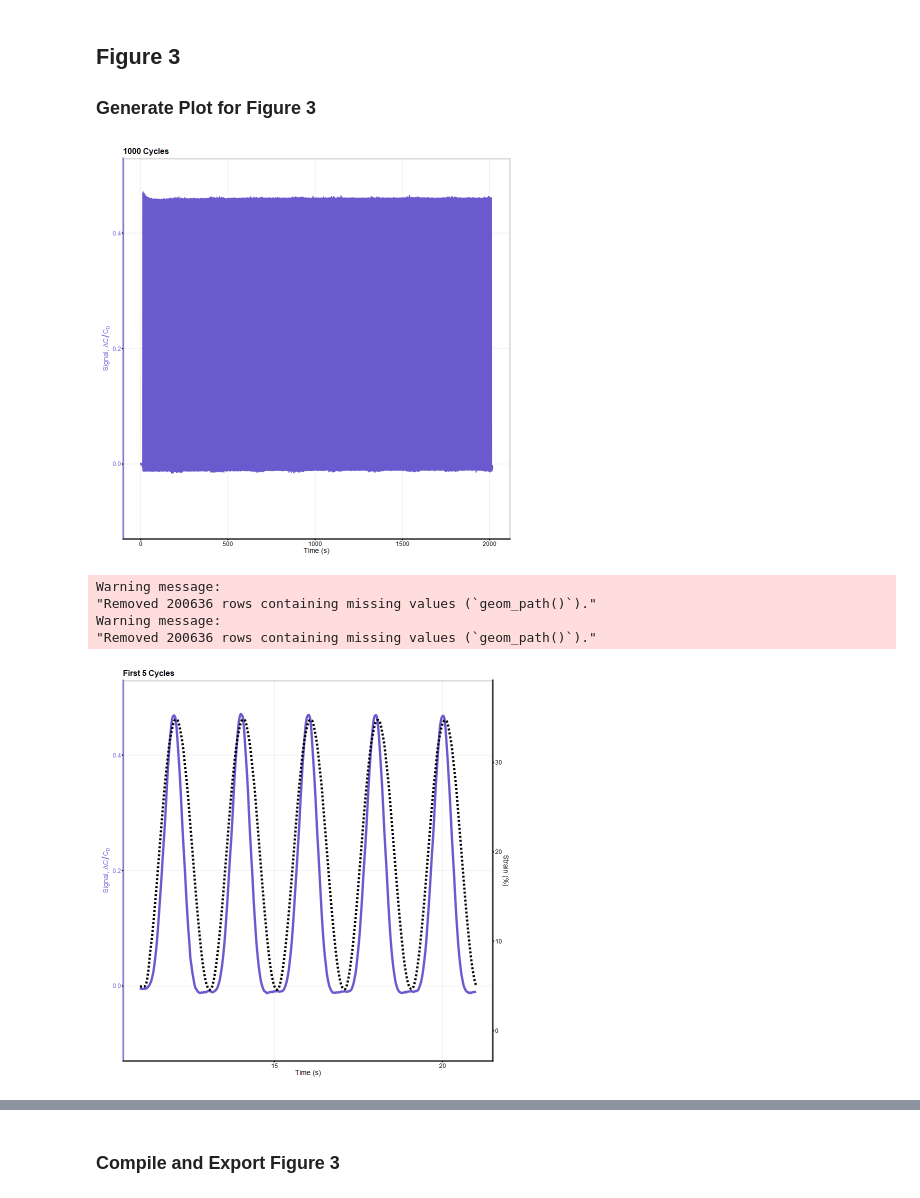
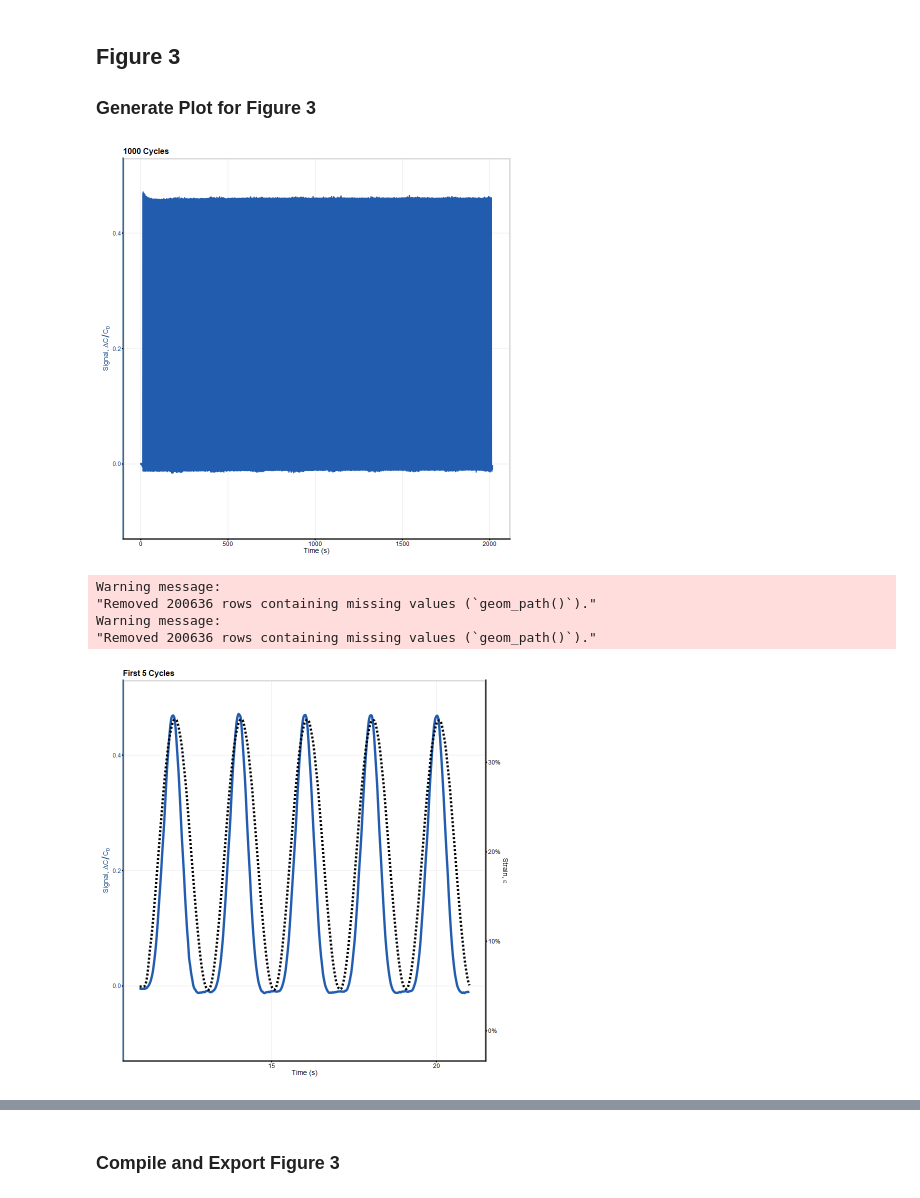
Before and after one commit to bretthannigan/4-ply-helical-auxetic-capacitive-sensors, a Jupyter notebook: Extended Abstract.ipynb, the cells around one changed output, grey strips where cells are left out. Saved outputs shown, nothing was run; the diff lists cells and outputs as text; code cells hidden in the pictures.

Commit message:
Figure for thesis Ch 3

```diff
--- a/Extended Abstract.ipynb
+++ b/Extended Abstract.ipynb
@@ -142,32 +142,32 @@ A tibble: 6 × 11
 ### Generate Plot for Figure 3
 # %%
 plt3 <- ggplot(data=data_cyclic, aes(x=time, y=dCC0))
-plt3 <- plt3 + geom_path(linewidth=0.5, colour="slateblue")
+plt3 <- plt3 + geom_path(linewidth=0.5, colour="#215CAF")
 #plt3 <- plt3 + scale_x_continuous(limits=c(0, 0.42), labels=function(x)x*100)
 plt3 <- plt3 + scale_y_continuous(limits=c(-0.1, 0.5))
 plt3 <- plt3 + theme_cowplot(6) + theme(plot.margin = unit(c(0.25,0.25,0.25,0.25), "cm"))
 plt3 <- plt3 + ylab(expression('Signal,'~Delta*C/C[0]))
 plt3 <- plt3 + xlab(expression('Time (s)'))
 plt3 <- plt3 + ggtitle("1000 Cycles")
 plt3 <- plt3 + panel_border() + background_grid(major="xy", minor=NA, size.major=0.25)
-plt3 <- plt3 + theme(panel.grid.major = element_line(colour="#EBEBEB", linewidth=0.25), axis.title.y = element_text(colour = "slateblue"), axis.text.y = element_text(color = "slateblue"), axis.line.y = element_line(color = "slateblue"))
+plt3 <- plt3 + theme(panel.grid.major = element_line(colour="#EBEBEB", linewidth=0.25), axis.title.y = element_text(colour = "#08407E"), axis.text.y = element_text(color = "#08407E"), axis.line.y = element_line(color = "#08407E"))
 plt3 <- plt3 + theme(plot.background = element_rect(fill='white', colour='white'), text=element_text(size=8), axis.text.x = element_text(size = 7), axis.text.y = element_text(size = 7))
 
 print(plt3)
 # %% [output]
-[figure, old version]
+[figure, new version]
 # %%
 plt4 <- ggplot(data=data_cyclic, aes(x=time, y=dCC0))
-plt4 <- plt4 + geom_path(linewidth=1, colour="slateblue")
+plt4 <- plt4 + geom_path(linewidth=1, colour="#215CAF")
 plt4 <- plt4 + geom_path(aes(x=time, y=(strain-0.05)*1.55), linewidth=1, linetype="dashed")
 plt4 <- plt4 + scale_x_continuous(limits=c(11, 21), breaks=c(10, 15, 20))
-plt4 <- plt4 + scale_y_continuous(limits=c(-0.1, 0.5), sec.axis=sec_axis(~./0.0155+5, name="Strain (%)"))
+plt4 <- plt4 + scale_y_continuous(limits=c(-0.1, 0.5), sec.axis=sec_axis(~./1.55+0.05, labels = scales::label_percent(), name=expression("Strain,"~epsilon)))
 plt4 <- plt4 + theme_cowplot(6) + theme(plot.margin = unit(c(0.25,0.25,0.25,0.25), "cm"))
 plt4 <- plt4 + ylab(expression('Signal,'~Delta*C/C[0]))
 plt4 <- plt4 + xlab(expression('Time (s)'))
 plt4 <- plt4 + ggtitle("First 5 Cycles")
 plt4 <- plt4 + panel_border() + background_grid(major="xy", minor=NA, size.major=0.25)
-plt4 <- plt4 + theme(panel.grid.major = element_line(colour="#EBEBEB", linewidth=0.25), axis.title.y.left = element_text(colour = "slateblue"), axis.text.y.left = element_text(color = "slateblue"), axis.line.y.left = element_line(color = "slateblue"))
+plt4 <- plt4 + theme(panel.grid.major = element_line(colour="#EBEBEB", linewidth=0.25), axis.title.y.left = element_text(colour = "#08407E"), axis.text.y.left = element_text(color = "#08407E"), axis.line.y.left = element_line(color = "#08407E"))
 plt4 <- plt4 + theme(plot.background = element_rect(fill='white', colour='white'), text=element_text(size=8), axis.text.x = element_text(size = 7), axis.text.y = element_text(size = 7))
 
 print(plt4)
@@ -176,6 +176,6 @@ Warning message:
 "Removed 200636 rows containing missing values (`geom_path()`)."
 Warning message:
 "Removed 200636 rows containing missing values (`geom_path()`)."
-[figure, old version]
+[figure, new version]
 # %%
 plt5 <- ggplot(data=data_cyclic, aes(x=time, y=dCC0))
```
Also changed, not shown: parts of 4 cells of this notebook, 2 other files.
